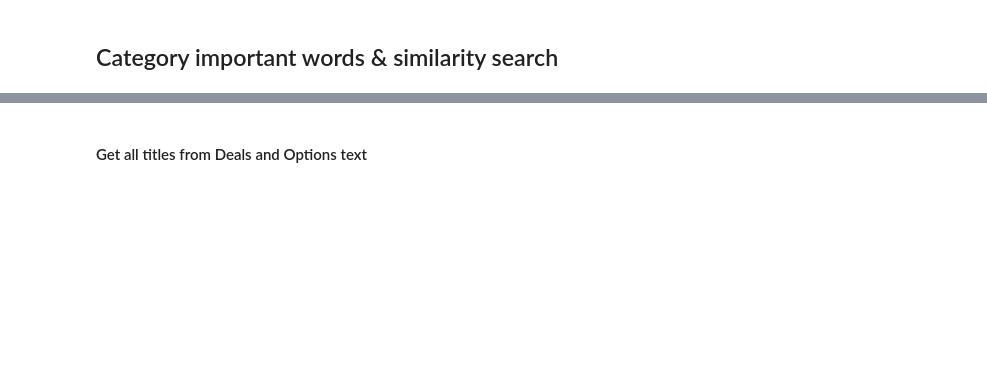
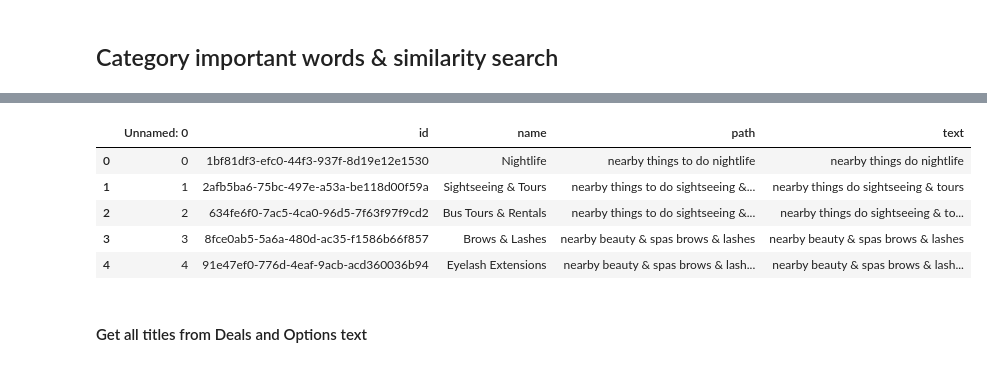
Before and after one commit to zphilippcz/research, a Jupyter notebook: suggest/search_category_use_embedings-from-category_kw.ipynb, the cells around one changed output, grey strips where cells are left out. Cells and saved outputs as stored; diff of their text form; code cells hidden in the pictures; blank space fills up the shorter version.

```diff
--- a/suggest/search_category_use_embedings-from-category_kw.ipynb
+++ b/suggest/search_category_use_embedings-from-category_kw.ipynb
@@ -39,2 +56,13 @@ def remove_prepositions_and_conjunctions(text):
+# %%
+df['text'] = df['path'].apply(remove_prepositions_and_conjunctions)
+df_ = df
+df_.head()
+# %% [output]
+|  | Unnamed: 0 | id | name | path | text |
+| 0 | 0 | 1bf81df3-efc0-44f3-937f-8d19e12e1530 | Nightlife | nearby things to do nightlife | nearby things do nightlife |
+| 1 | 1 | 2afb5ba6-75bc-497e-a53a-be118d00f59a | Sightseeing & Tours | nearby things to do sightseeing &... | nearby things do sightseeing & tours |
+| 2 | 2 | 634fe6f0-7ac5-4ca0-96d5-7f63f97f9cd2 | Bus Tours & Rentals | nearby things to do sightseeing &... | nearby things do sightseeing & to... |
+| 3 | 3 | 8fce0ab5-5a6a-480d-ac35-f1586b66f857 | Brows & Lashes | nearby beauty & spas brows & lashes | nearby beauty & spas brows & lashes |
+| 4 | 4 | 91e47ef0-776d-4eaf-9acb-acd360036b94 | Eyelash Extensions | nearby beauty & spas brows & lash... | nearby beauty & spas brows & lash... |
 # %% [markdown]
 #### Get all titles from Deals and Options text
```
Also changed, not shown: parts of 22 cells of this notebook, 1 other file.
